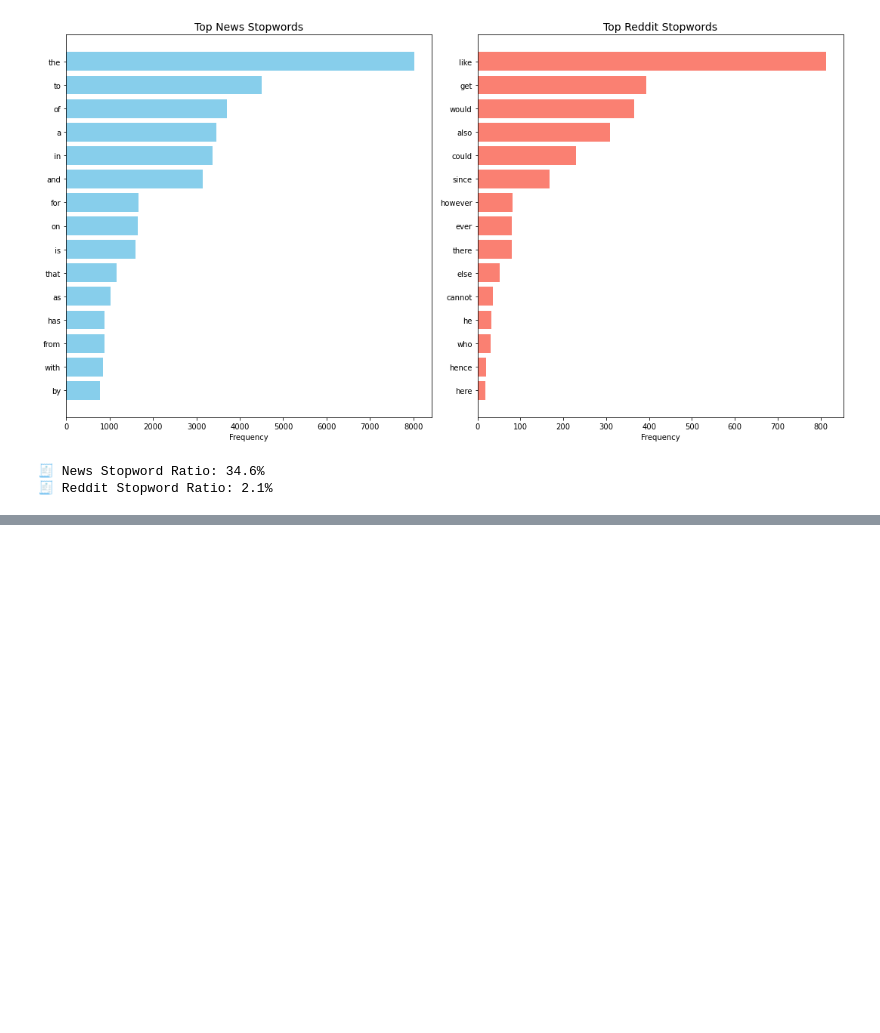
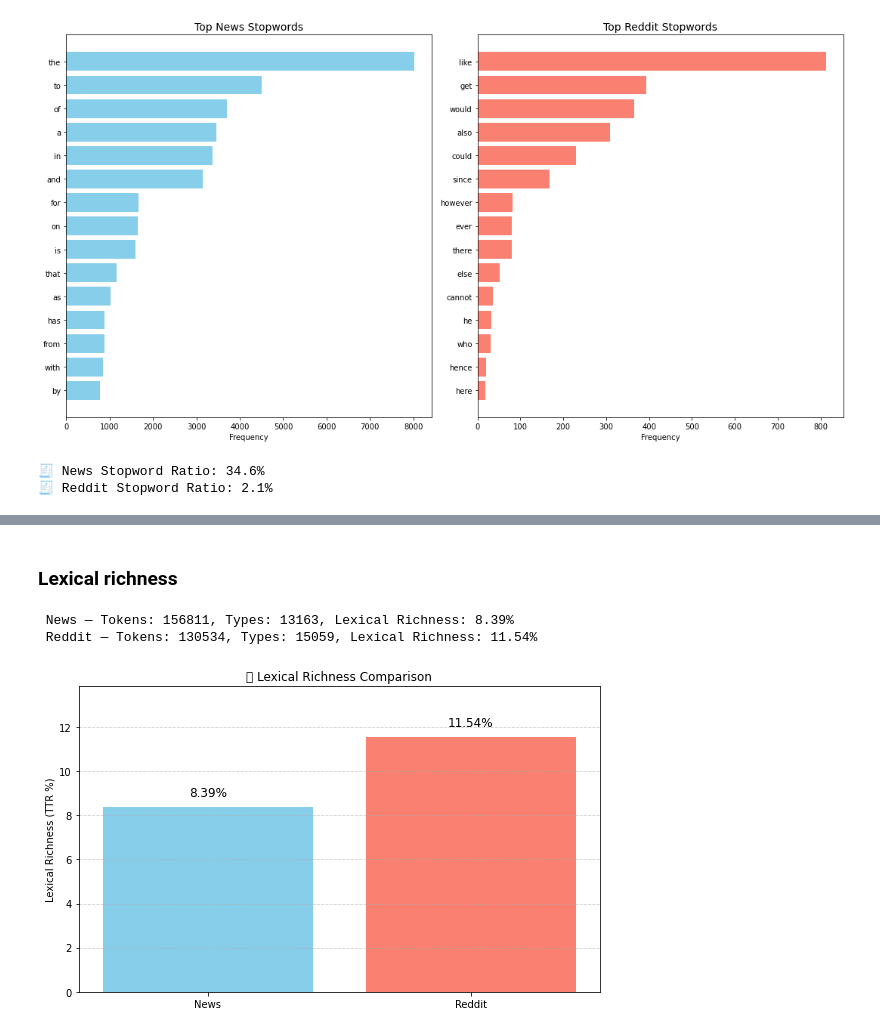
Before and after one commit to L-N-E0/USAID-Kenya-Sentiment-Analysis, a Jupyter notebook: notebooks/Cess.ipynb, the cells around one changed output, grey strips where cells are left out. Saved outputs shown, nothing was run; the diff lists cells and outputs as text; code cells hidden in the pictures; blank space fills up the shorter version.

Commit message:
updating on lexical richness eda

```diff
--- a/notebooks/Cess.ipynb
+++ b/notebooks/Cess.ipynb
@@ -1683,0 +1684,43 @@ Only 2.1% of words in your Reddit posts/comments are stopwords.
+# %% [markdown]
+### Lexical richness
+# %%
+import pandas as pd
+import matplotlib.pyplot as plt
+
+def lexical_richness(text_series):
+    all_text = ' '.join(text_series.dropna())
+    tokens = all_text.split()
+    types = set(tokens)
+    ttr = len(types) / len(tokens) if len(tokens) > 0 else 0
+    return round(ttr * 100, 2), len(tokens), len(types)
+
+# Calculate for News and Reddit
+news_ttr, news_tokens, news_types = lexical_richness(news_df['cleaned_text'])
+reddit_ttr, reddit_tokens, reddit_types = lexical_richness(reddit_df['cleaned_text'])
+
+# Results
+print(f" News — Tokens: {news_tokens}, Types: {news_types}, Lexical Richness: {news_ttr}%")
+print(f" Reddit — Tokens: {reddit_tokens}, Types: {reddit_types}, Lexical Richness: {reddit_ttr}%")
+
+# Plot
+labels = ['News', 'Reddit']
+ttrs = [news_ttr, reddit_ttr]
+
+plt.figure(figsize=(8,5))
+bars = plt.bar(labels, ttrs, color=['skyblue', 'salmon'])
+plt.ylabel("Lexical Richness (TTR %)")
+plt.title("🧠 Lexical Richness Comparison")
+
+# Annotate bars
+for bar in bars:
+    height = bar.get_height()
+    plt.text(bar.get_x() + bar.get_width()/2, height + 0.5, f'{height}%', ha='center', fontsize=12)
+
+plt.ylim(0, max(ttrs)*1.2)
+plt.grid(axis='y', linestyle='--', alpha=0.6)
+plt.tight_layout()
+plt.show()
+# %% [output]
+ News — Tokens: 156811, Types: 13163, Lexical Richness: 8.39%
+ Reddit — Tokens: 130534, Types: 15059, Lexical Richness: 11.54%
+[figure, added]
```
Also changed, not shown: parts of 5 cells of this notebook.
